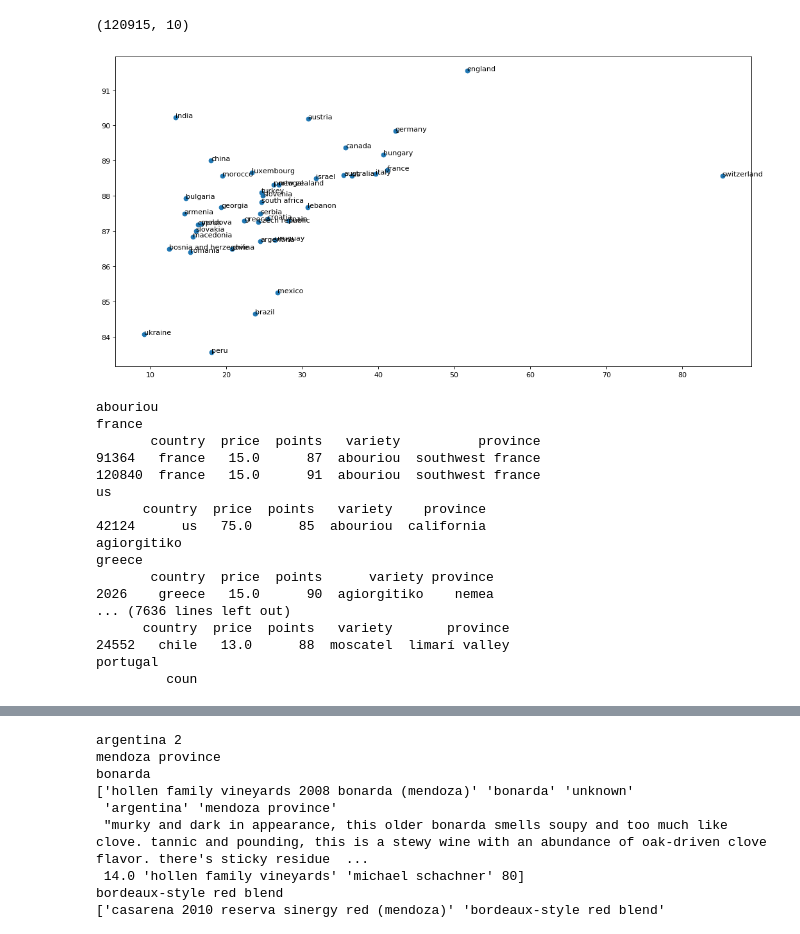
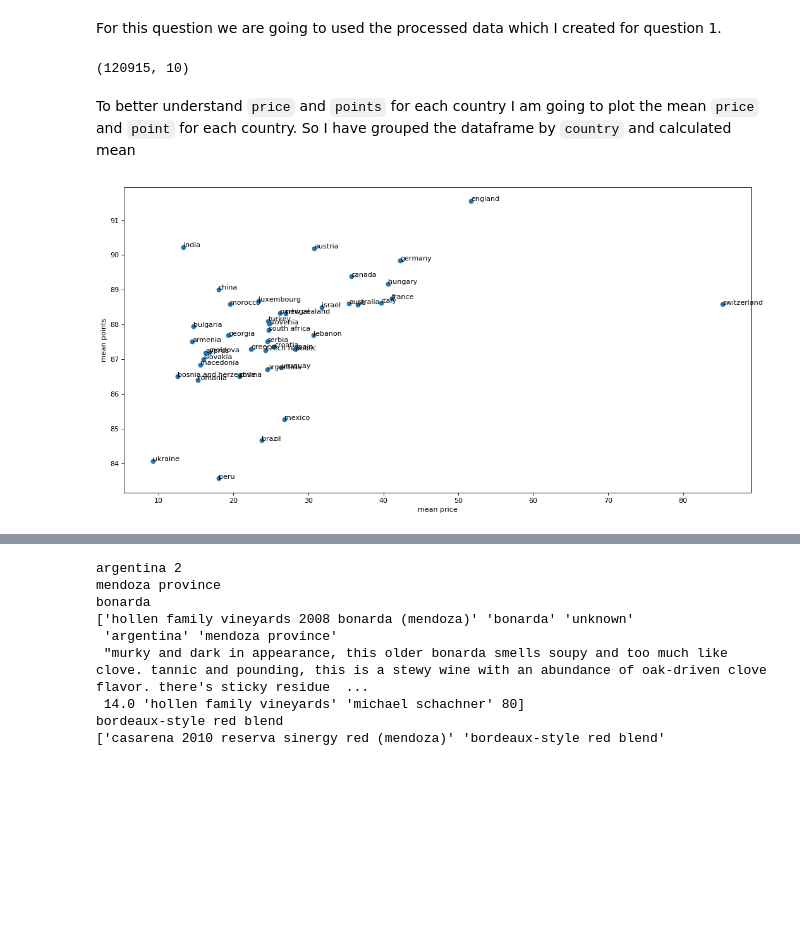
Before and after one commit to arnabdeypolimi/Wine, a Jupyter notebook: question2.ipynb, the cells around one changed output, grey strips where cells are left out. Saved outputs shown, nothing was run; the diff lists cells and outputs as text; code cells hidden in the pictures; blank space fills up the shorter version.

```diff
--- a/question2.ipynb
+++ b/question2.ipynb
@@ -9,3 +17,5 @@ import matplotlib.pyplot as plt
+# %% [markdown]
+For this question we are going to used the processed data which I created for question 1.
 # %%
 df=pd.read_csv('dataprocessed.csv')
 print(df.shape)
@@ -17,8 +24,14 @@ grb_countries=df_countries.groupby('country')['price','points'].mean().reset_ind
+# %% [markdown]
+To better understand `price` and `points` for each country I am going to plot the mean `price` and `point` for each country. So I have grouped the dataframe by `country` and calculated mean
 # %%
+df_countries=df[['country','price','points']]
+grb_countries=df_countries.groupby('country')['price','points'].mean().reset_index()
+
 plt.figure(figsize=(16,8), dpi=80)
 plt.scatter(grb_countries['price'], grb_countries['points'])
-
+plt.xlabel('mean price')
+plt.ylabel('mean points')
 for i, txt in enumerate(grb_countries['country']):
     plt.annotate(txt, (grb_countries['price'][i], grb_countries['points'][i]))
 # %% [output]
-[figure, old version]
+[figure, new version]
@@ -29,29 +37,0 @@ grb_country=df.groupby('country')
-# %%
-for name,group in grb_variety:
-    print(name)
-#     max_price=group.price.max()
-#     min_price=group.price.min()
-#     print(group[group.price==max_price])
-#     print(group[group.price==min_price])
-    grb_country=group.groupby('country')
-    for n,g in grb_country:
-        print(n)
-        print(g)
-# %% [output]
-abouriou
-france
-       country  price  points   variety          province
-91364   france   15.0      87  abouriou  southwest france
-120840  france   15.0      91  abouriou  southwest france
-us
-      country  price  points   variety    province
-42124      us   75.0      85  abouriou  california
-agiorgitiko
-greece
-       country  price  points      variety province
-2026    greece   15.0      90  agiorgitiko    nemea
-... (7636 lines left out)
-      country  price  points   variety       province
-24552   chile   13.0      88  moscatel  limarí valley
-portugal
-         coun
```
Also changed, not shown: parts of 28 cells of this notebook, 1 other file.
